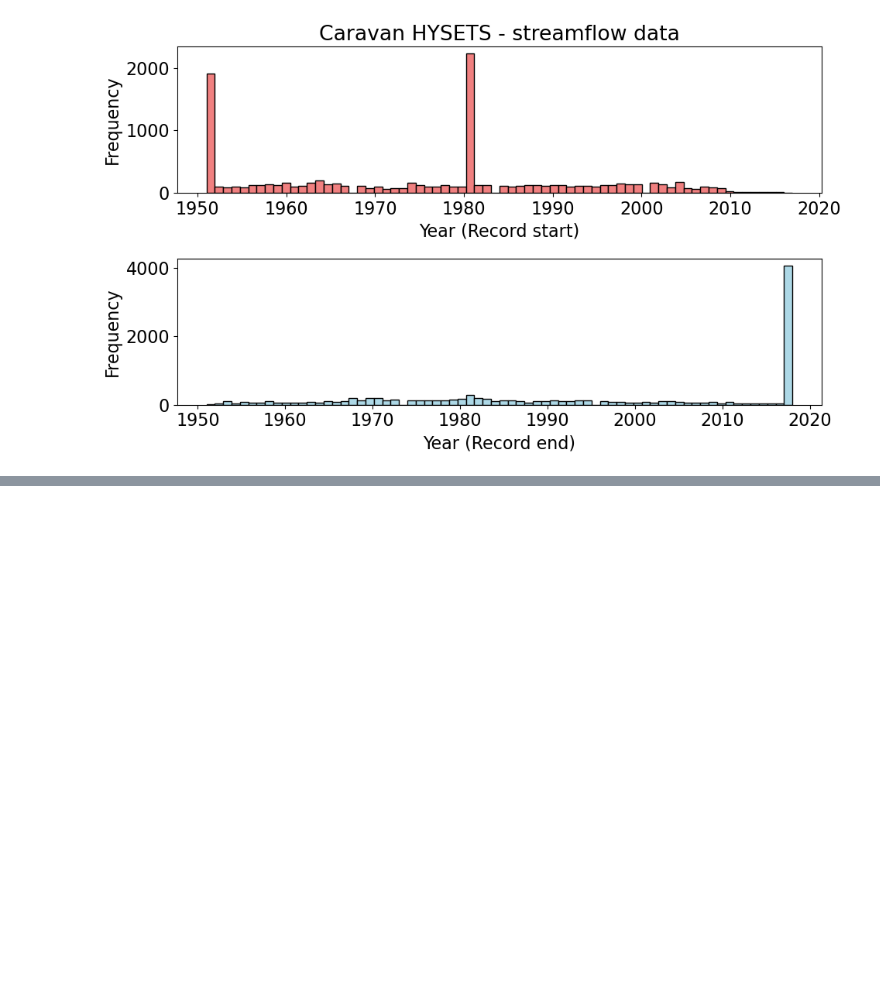
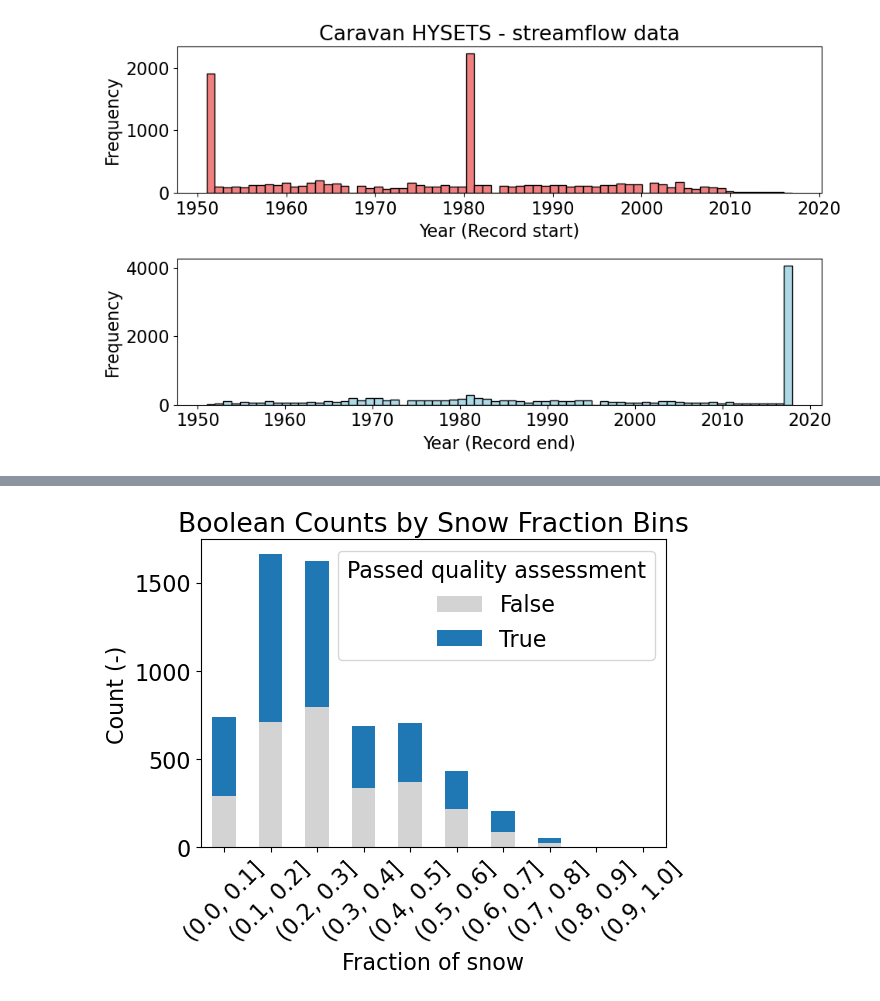
Before and after one commit to RY4GIT/signature-prediction, a Jupyter notebook: sandbox/check_caravan_qa_plot.ipynb, the cells around one changed output, grey strips where cells are left out. Saved outputs shown, nothing was run; the diff lists cells and outputs as text; code cells hidden in the pictures; blank space fills up the shorter version.

```diff
--- a/sandbox/check_caravan_qa_plot.ipynb
+++ b/sandbox/check_caravan_qa_plot.ipynb
@@ -18,8 +18,10 @@ caravan_data = "hysets"
 # Load data
 # %%
 attrs_cara = pd.read_csv(os.path.join(data_dir, caravan_dir, attributes_dir, caravan_data, f"attributes_caravan_hysets.{data_type}"))
+attrs_cara.set_index("gauge_id", inplace=True)
 attrs_cara_names = attrs_cara.columns.to_list()
 attrs_HA = pd.read_csv(os.path.join(data_dir, caravan_dir, attributes_dir, caravan_data, f"attributes_hydroatlas_hysets.{data_type}"))
+attrs_HA.set_index("gauge_id", inplace=True)
 attrs_HA_names = attrs_HA.columns.to_list()
 attrs_geo = pd.read_csv(os.path.join(data_dir, caravan_dir, attributes_dir, caravan_data, f"attributes_other_hysets.{data_type}"))
 attrs_geo_names = attrs_geo.columns.to_list()
@@ -221,0 +229,3 @@ plot_filtered_locations(hysets_qa, "qf_overall", f"Overall criteria")
+# %%
+hysets_qa = hysets_qa.join(attrs_cara)
+hysets_qa.columns
@@ -221,0 +241,13 @@ plot_filtered_locations(hysets_qa, "qf_overall", f"Overall criteria")
+# %%
+hysets_qa['frac_snow_bin'] = pd.cut(hysets_qa['frac_snow'], bins=np.linspace(0, 1, num=11))
+# Grouping by frac_snow_bin and qf_overall, then counting occurrences
+count_data = hysets_qa.groupby(['frac_snow_bin', 'qf_overall']).size().unstack(fill_value=0).copy()
+count_data.plot(kind='bar', stacked=True, color=['lightgrey','tab:blue'], figsize=(6, 4))
+plt.title('Boolean Counts by Snow Fraction Bins')
+plt.xlabel('Fraction of snow')
+plt.ylabel('Count (-)')
+plt.xticks(rotation=45)
+plt.legend(title='Passed quality assessment')
+plt.show()
+# %% [output]
+[figure, added]
```
Also changed, not shown: parts of 4 cells of this notebook, 2 other files.
